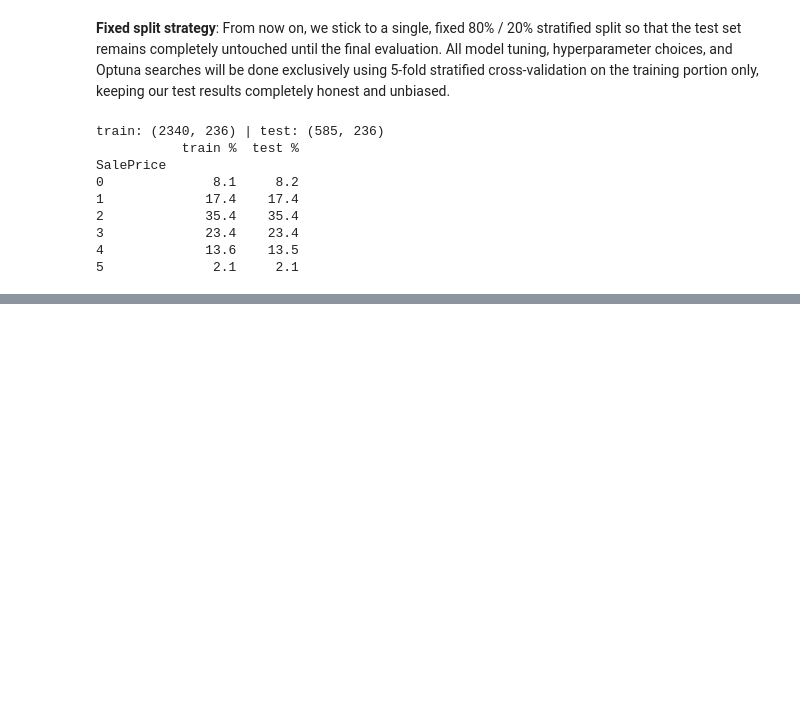
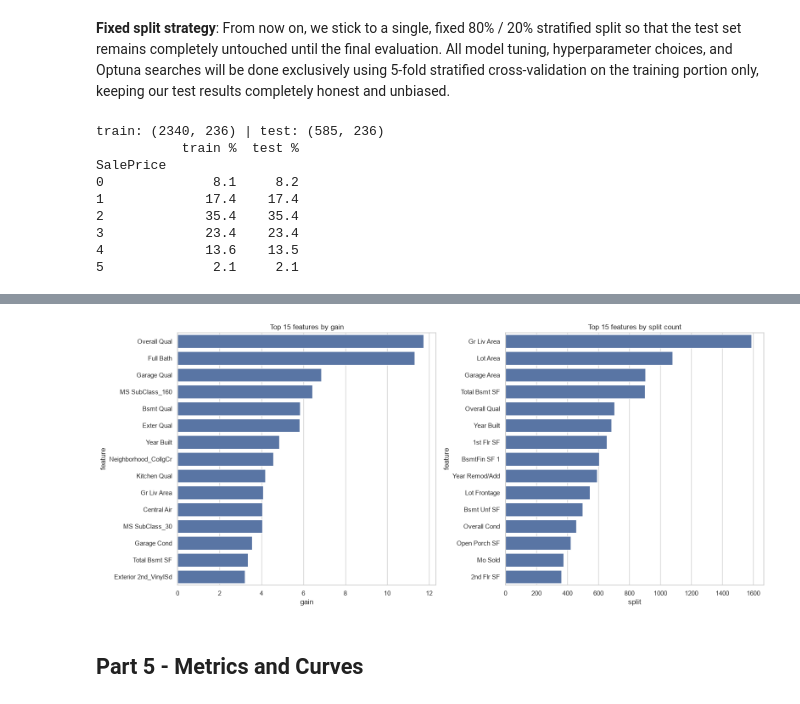
Before and after one commit to biancaholobica/ML, a Jupyter notebook: L2/L2.ipynb, the cells around one changed output, grey strips where cells are left out. Cells and saved outputs as stored; diff of their text form; code cells hidden in the pictures; blank space fills up the shorter version.

```diff
--- a/L2/L2.ipynb
+++ b/L2/L2.ipynb
@@ -298,0 +335,13 @@ SalePrice
+# %%
+from sklearn.model_selection import train_test_split
+
+X_fit, X_val, y_fit, y_val = train_test_split(
+    X_train,
+    y_train,
+    test_size=0.20,
+    random_state=RANDOM_STATE,
+    stratify=y_train
+)
+
+print("Fit:", X_fit.shape)
+print("Validation:", X_val.shape)
@@ -298,0 +442,29 @@ SalePrice
+# %%
+booster = model.get_booster()
+
+gain = booster.get_score(importance_type="gain")
+weight = booster.get_score(importance_type="weight")
+
+importance = pd.DataFrame({
+    "feature": X_fit.columns,
+    "gain": [gain.get(c, 0) for c in X_fit.columns],
+    "split": [weight.get(c, 0) for c in X_fit.columns]
+})
+
+top_gain = importance.sort_values("gain", ascending=False).head(15)
+top_split = importance.sort_values("split", ascending=False).head(15)
+
+fig, axes = plt.subplots(1, 2, figsize=(16, 7))
+
+sns.barplot(data=top_gain, x="gain", y="feature", ax=axes[0])
+axes[0].set_title("Top 15 features by gain")
+
+sns.barplot(data=top_split, x="split", y="feature", ax=axes[1])
+axes[1].set_title("Top 15 features by split count")
+
+plt.tight_layout()
+plt.show()
+# %% [output]
+[figure, added]
+# %% [markdown]
+## Part 5 - Metrics and Curves
```
Also changed, not shown: parts of 22 cells of this notebook, 1 other file.
